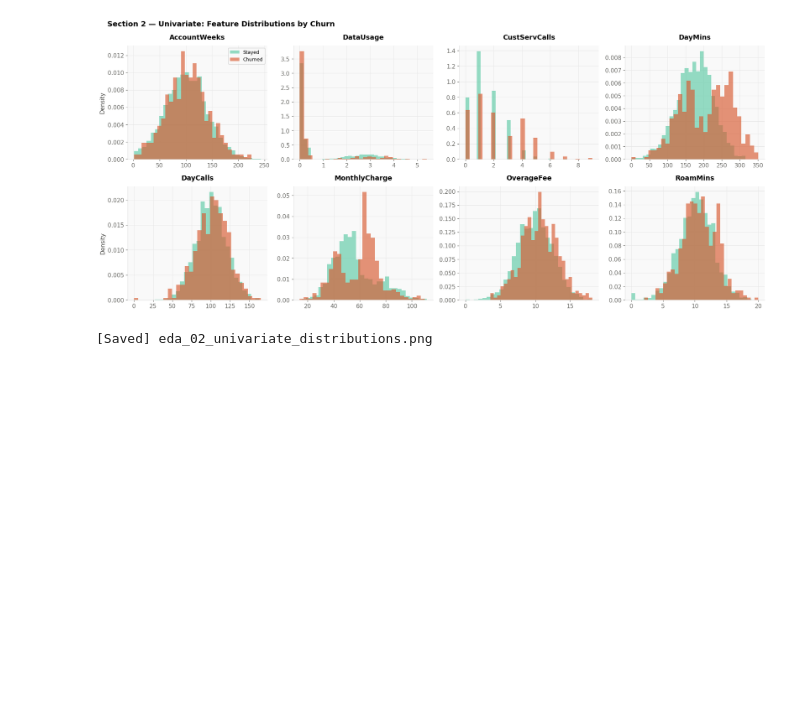
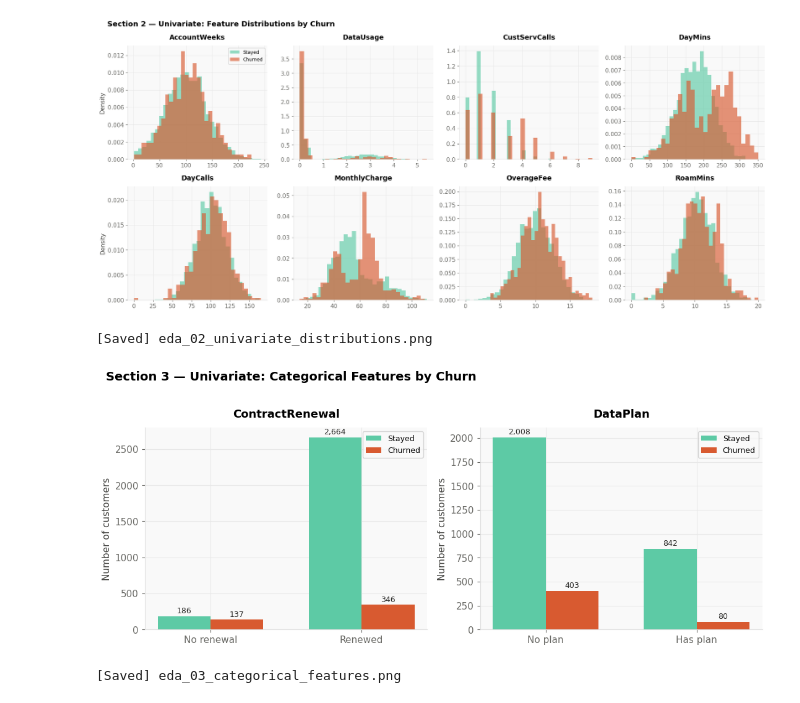
Before and after one commit to nkosimate/CustomerChurnPrediction, a Jupyter notebook: Churn.ipynb, the cells around one changed output. Drawn from its saved outputs; the diff is of its cells as text; code cells hidden in the pictures; blank space fills up the shorter version.

```diff
--- a/Churn.ipynb
+++ b/Churn.ipynb
@@ -197,3 +203,37 @@ print("[Saved] eda_02_univariate_distributions.png")
 # %% [output]
 [figure]
 [Saved] eda_02_univariate_distributions.png
+# %%
+binary_features = {
+    'ContractRenewal': {0: 'No renewal', 1: 'Renewed'},
+    'DataPlan':        {0: 'No plan',    1: 'Has plan'},
+}
+
+fig, axes = plt.subplots(1, 2, figsize=(11, 4.5))
+fig.suptitle('Section 3 — Univariate: Categorical Features by Churn',
+             fontsize=14, fontweight='bold', x=0.02, ha='left', y=1.02)
+
+for ax, (feat, label_map) in zip(axes, binary_features.items()):
+    grouped = df.groupby([feat, 'Churn']).size().unstack(fill_value=0)
+    x = np.arange(len(grouped))
+    w = 0.35
+    b1 = ax.bar(x - w/2, grouped[0], width=w, color=TEAL,  label='Stayed',  zorder=3)
+    b2 = ax.bar(x + w/2, grouped[1], width=w, color=CORAL, label='Churned', zorder=3)
+    for bar in list(b1) + list(b2):
+        ax.text(bar.get_x() + bar.get_width()/2, bar.get_height() + 15,
+                f'{int(bar.get_height()):,}', ha='center', va='bottom', fontsize=9, color='#2c2c2a')
+    ax.set_xticks(x)
+    ax.set_xticklabels([label_map[k] for k in grouped.index], fontsize=11)
+    ax.set_title(feat)
+    ax.set_ylabel('Number of customers')
+    ax.legend(fontsize=9)
+    ax.spines['left'].set_color('#e0e0e0')
+    ax.spines['bottom'].set_color('#e0e0e0')
+
+plt.tight_layout()
+plt.savefig('eda_03_categorical_features.png', dpi=150, bbox_inches='tight')
+plt.show()
+print("[Saved] eda_03_categorical_features.png")
+# %% [output]
+[figure, added]
+[Saved] eda_03_categorical_features.png
```
Also changed, not shown: parts of 11 cells of this notebook.
